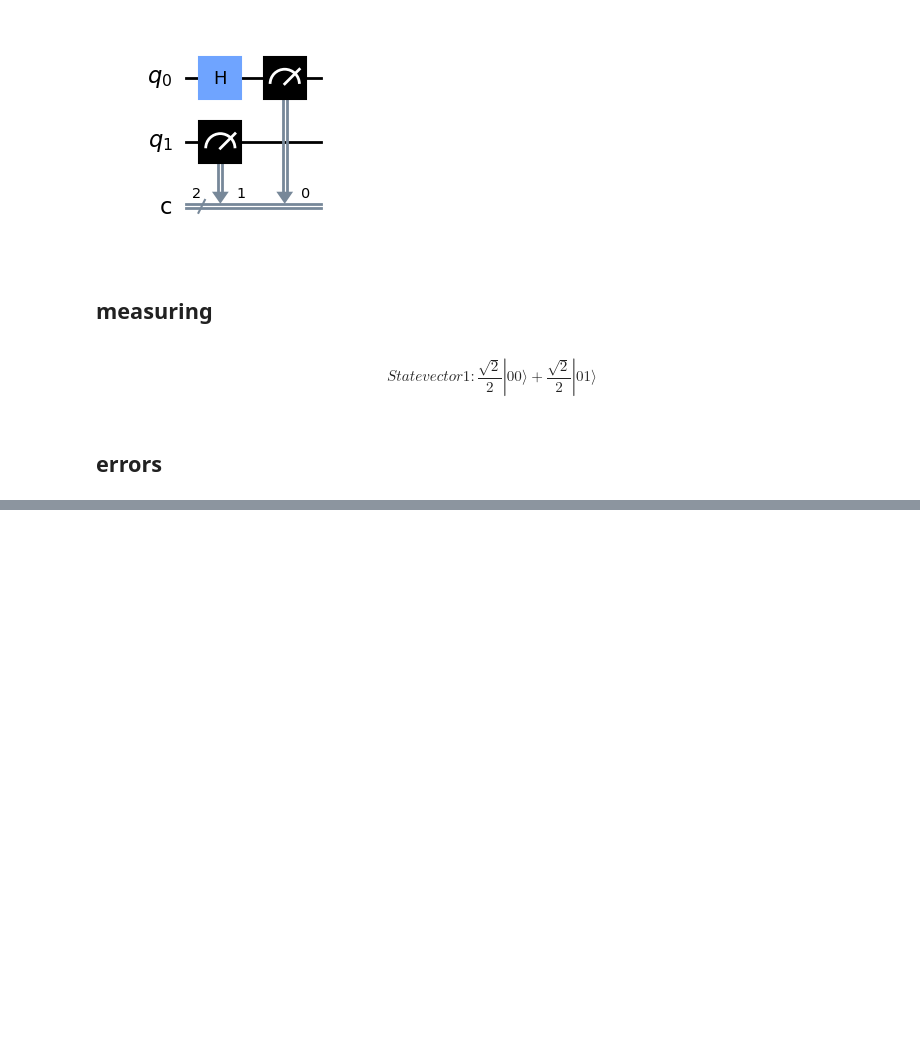
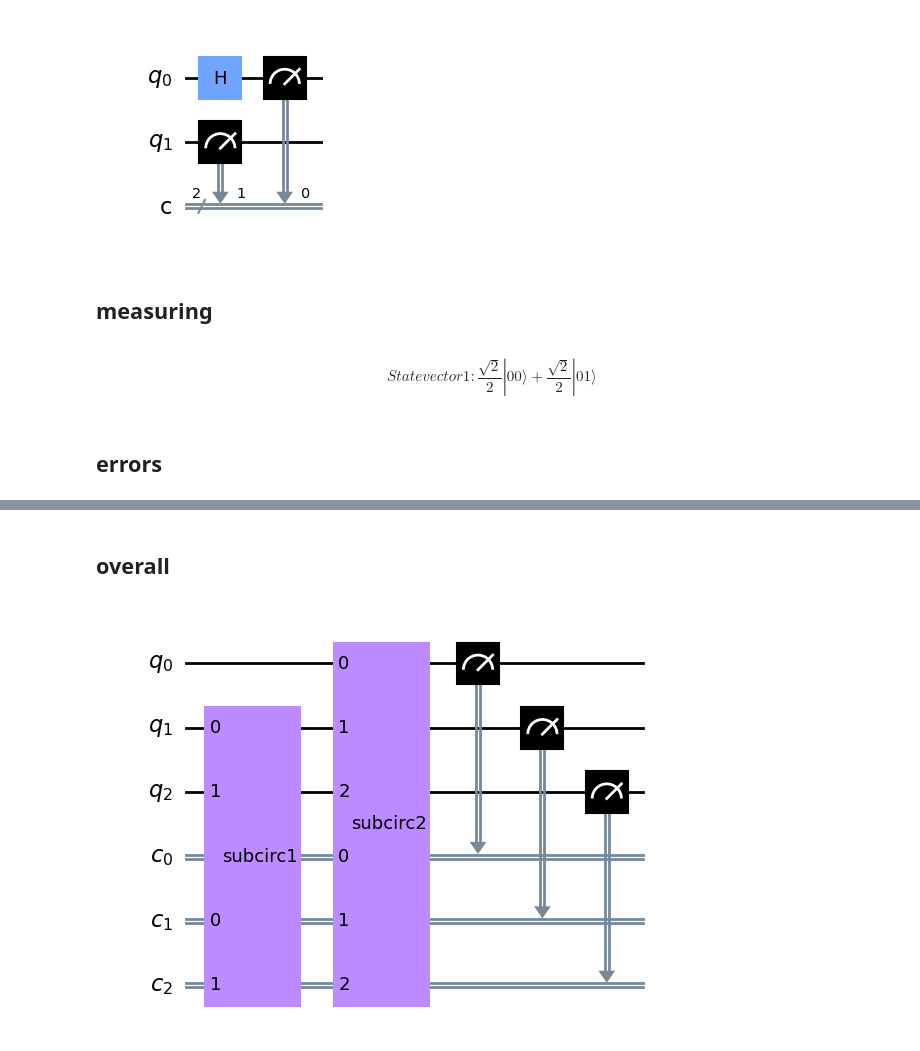
Before and after one commit to MarcMaussner/quantum_playground, a Jupyter notebook: 2023_ESE/ESE-Playground.ipynb, the cells around one changed output, grey strips where cells are left out. Cells and saved outputs as stored; diff of their text form; code cells hidden in the pictures; blank space fills up the shorter version.

```diff
--- a/2023_ESE/ESE-Playground.ipynb
+++ b/2023_ESE/ESE-Playground.ipynb
@@ -80,0 +104,27 @@ plot_histogram(counts) #a new plotting method! this works for counts obviously!
+# %% [markdown]
+## overall
+# %%
+def subcirc1():
+    subcirc1 = QuantumCircuit(2,2, name='subcirc1')
+    subcirc1.h(0)
+    subcirc1.cx(0,1)
+    return subcirc1
+
+def subcirc2():
+    subcirc2 = QuantumCircuit(3,3, name='subcirc2')
+    subcirc2.x(0)
+    subcirc2.x(1)
+    subcirc2.x(2)
+    subcirc2.ccx(0,1,2)
+    return subcirc2
+
+scirc1 = subcirc1()
+scirc2 = subcirc2()
+
+qc_swe1 = QuantumCircuit(3,3)
+qc_swe1.append(scirc1, [1,2], [1,2])
+qc_swe1.append(scirc2, [0,1,2], [0,1,2])
+qc_swe1.measure([0,1,2], [0,1,2])
+qc_swe1.draw('mpl')
+# %% [output]
+[figure, added]
```
Also changed, not shown: parts of 5 cells of this notebook.
